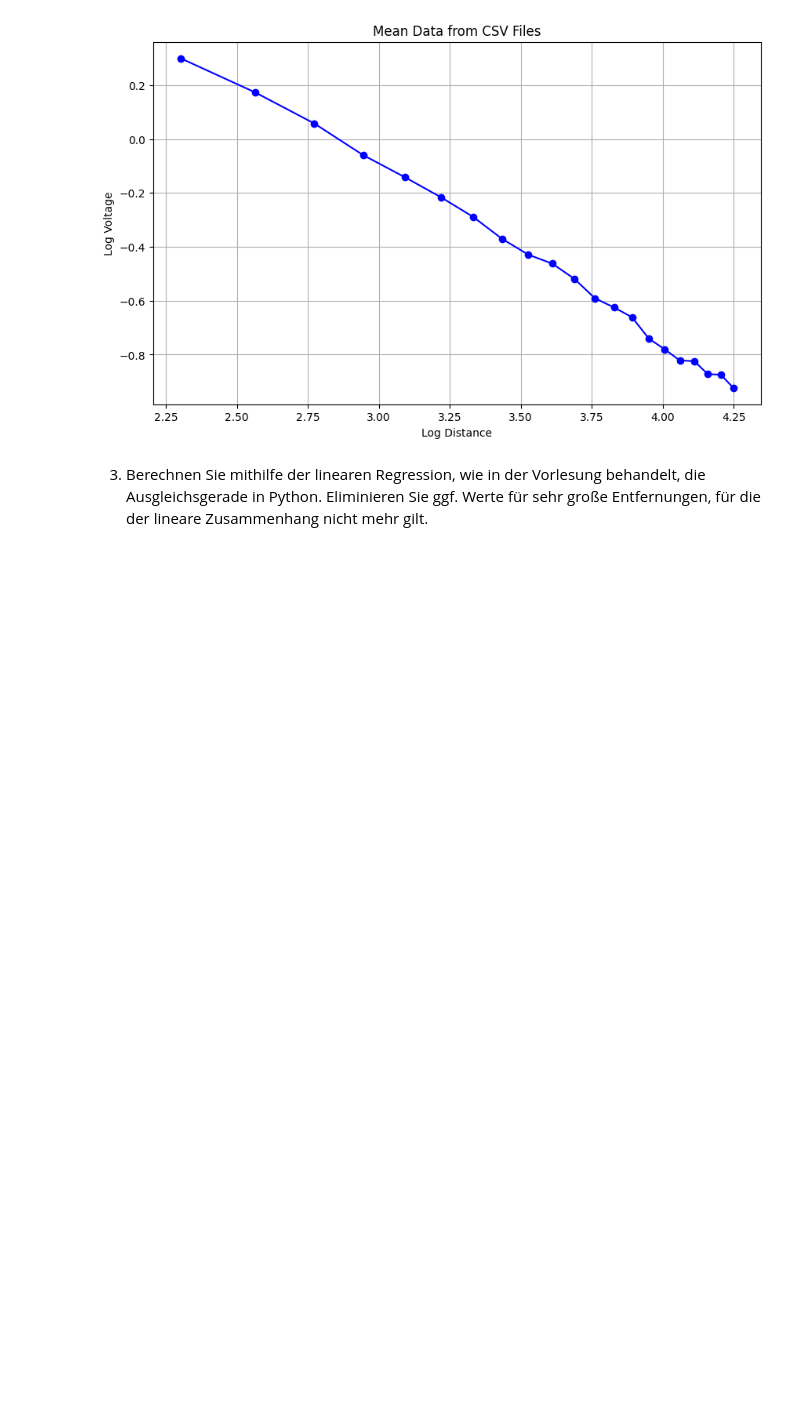
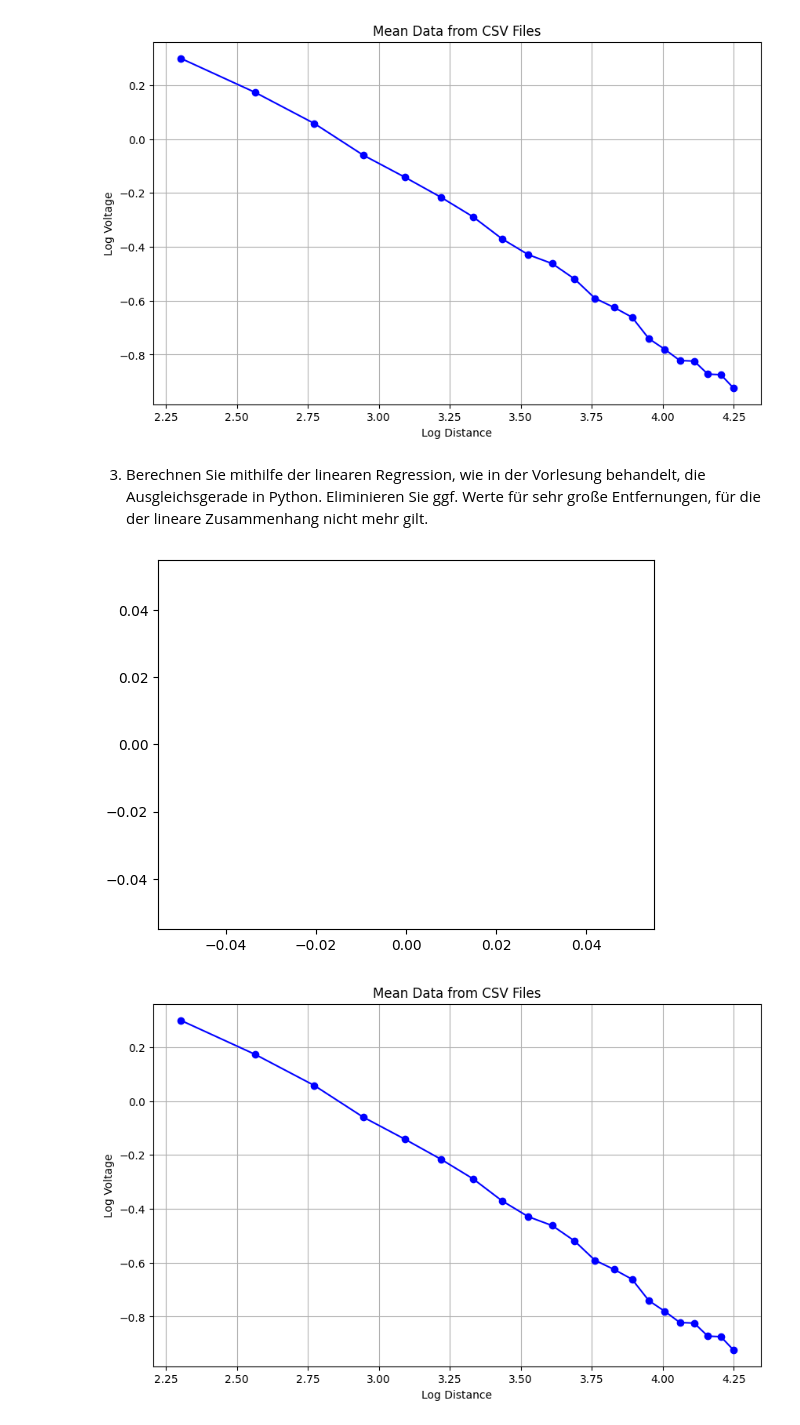
Before and after one commit to schmidtale/SSS_aufgaben, a Jupyter notebook: Versuch1.ipynb, the cells around one changed output. Saved outputs shown, nothing was run; the diff lists cells and outputs as text; code cells hidden in the pictures; blank space fills up the shorter version.

Commit message:
Plot für Regression hinzugefügt.

```diff
--- a/Versuch1.ipynb
+++ b/Versuch1.ipynb
@@ -93,3 +94,36 @@ plt.show()
  3. Berechnen Sie mithilfe der linearen Regression, wie in der Vorlesung behandelt, die
  Ausgleichsgerade in Python. Eliminieren Sie ggf. Werte für sehr große Entfernungen,
  für die der lineare Zusammenhang nicht mehr gilt.
+# %%
+numerator = 0
+for i in range(len(log_distance)):
+    numerator += (log_distance[i] - np.mean(log_distance)) * (log_mean[i] - np.mean(log_mean))
+denominator = 0
+for i in range(len(log_distance)):
+    denominator += (log_distance[i] - np.mean(log_distance)) ** 2
+a = numerator / denominator
+b = np.mean(log_mean) - a * np.mean(log_distance)
+
+regression = a * distance + b
+
+# plot the log data with matplotlib
+# plot the mean data with matplotlib
+# Create a plot
+distance = np.array(range(10, 71, 3))
+
+# Calculate the corresponding y-values for the line y = a * x + b
+# Plot the regression line
+plt.plot(distance, regression, color='r', label=f'Fit Line: y = {a:.2f}x + {b:.2f}')
+
+# plot the log data with matplotlib
+
+plt.figure(figsize=(10, 6))
+plt.plot(log_distance, log_mean, marker='o', linestyle='-', color='b')
+plt.title('Mean Data from CSV Files')
+plt.xlabel('Log Distance')
+plt.ylabel('Log Voltage')
+plt.grid(True)
+plt.show()
+# %% [output]
+[figure, added]
+[figure, added]
```
Also changed, not shown: parts of 1 cell of this notebook, 1 other file.
